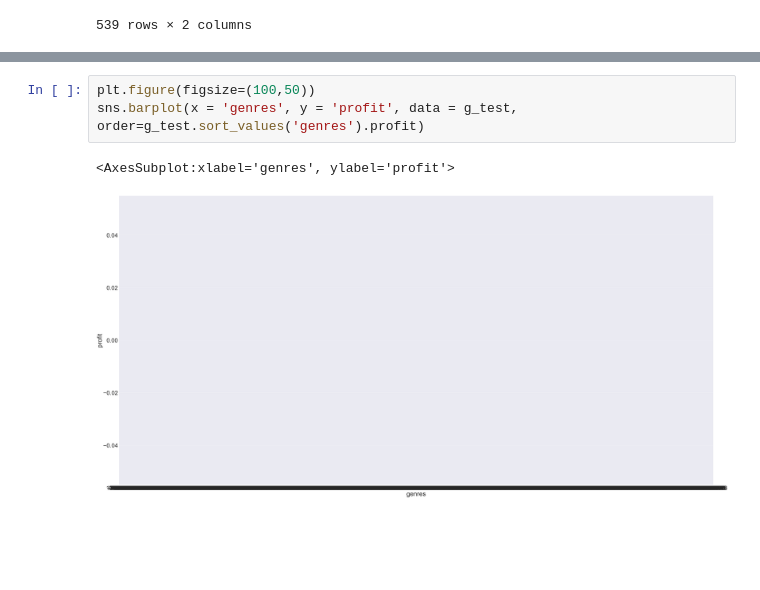
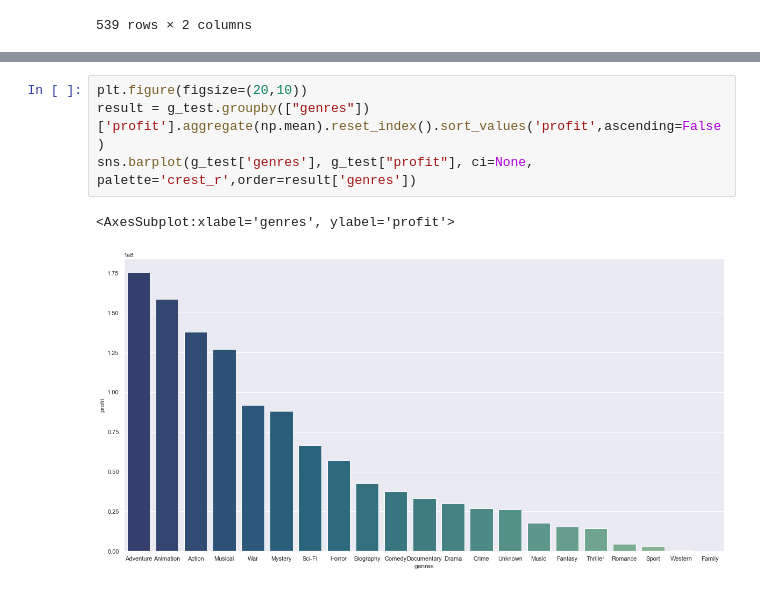
Before and after one commit to zmtillery/group-5-0206, a Jupyter notebook: notebooks/saketh/2-28_Update.ipynb, the cells around one changed output, grey strips where cells are left out. Saved outputs shown, nothing was run; the diff lists cells and outputs as text; blank space fills up the shorter version.

```diff
--- a/notebooks/saketh/2-28_Update.ipynb
+++ b/notebooks/saketh/2-28_Update.ipynb
@@ -828,6 +829,7 @@ sns.barplot(x = 'genres', y = 'profit', data = g_test, order=g_test.sort_values(
-# %%
-plt.figure(figsize=(100,50))
-sns.barplot(x = 'genres', y = 'profit', data = g_test, order=g_test.sort_values('genres').profit)
-# %% [output]
-<AxesSubplot:xlabel='genres', ylabel='profit'>
-[figure, removed]
+# %%
+plt.figure(figsize=(20,10))
+result = g_test.groupby(["genres"])['profit'].aggregate(np.mean).reset_index().sort_values('profit',ascending=False)
+sns.barplot(g_test['genres'], g_test["profit"], ci=None, palette='crest_r',order=result['genres'])
+# %% [output]
+<AxesSubplot:xlabel='genres', ylabel='profit'>
+[figure, added]
```
Also changed, not shown: parts of 18 cells of this notebook.
